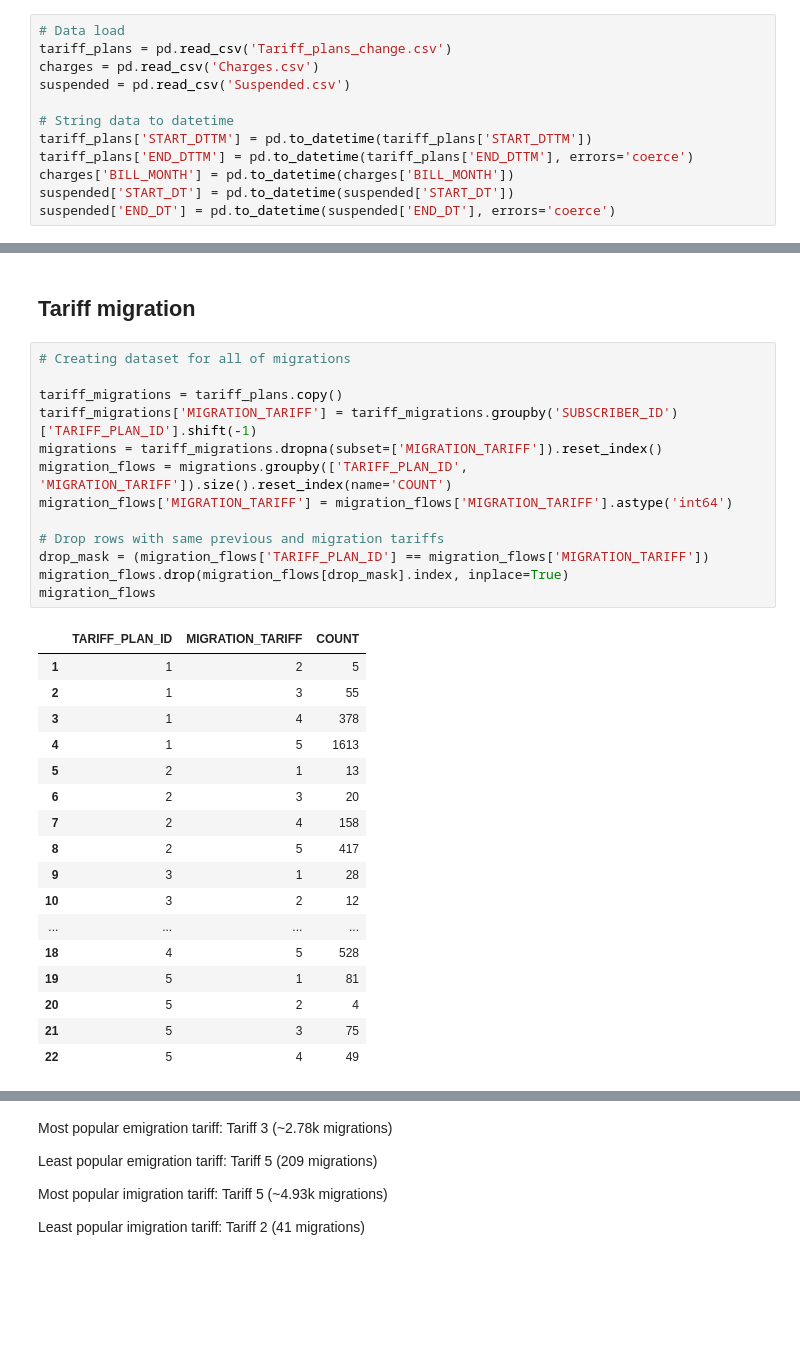
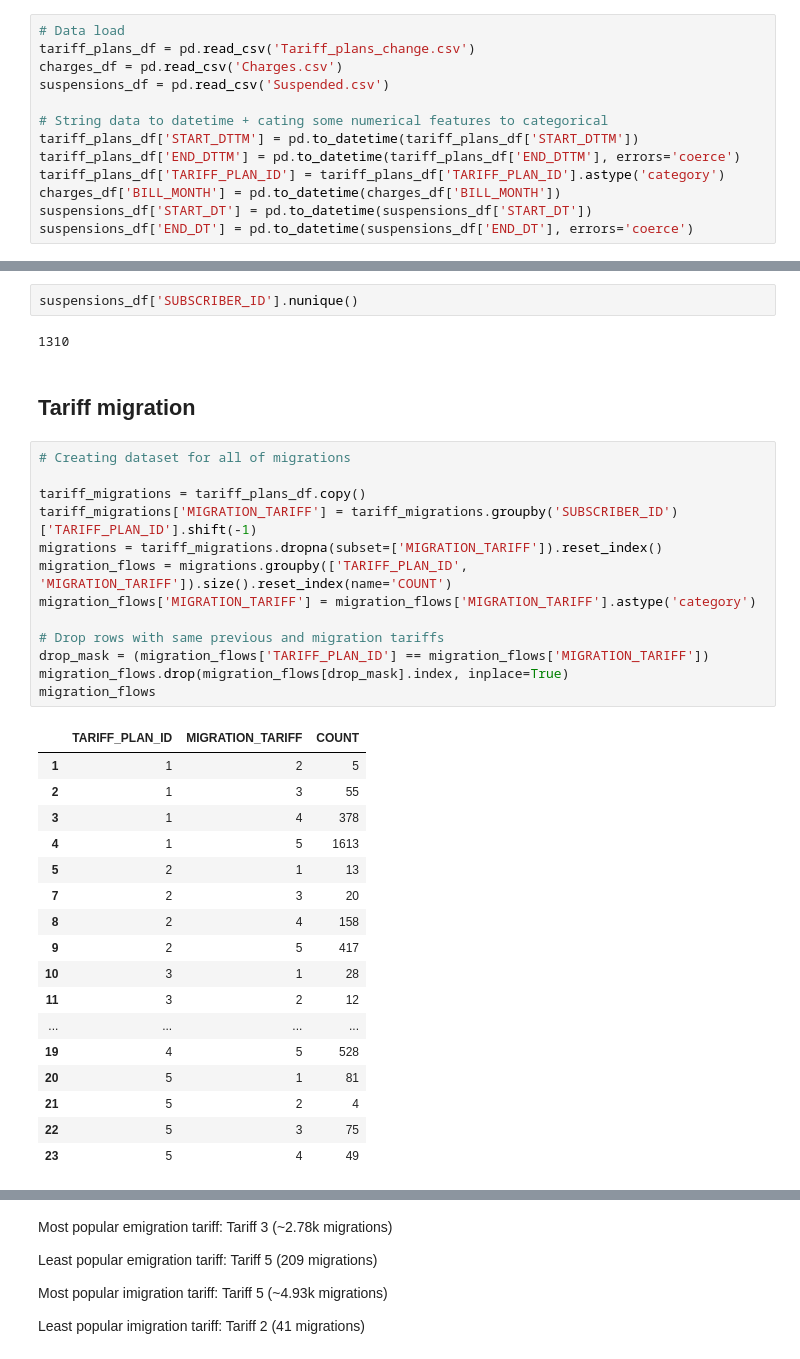
Before and after one commit to BangerVanos/test_A1, a Jupyter notebook: task_3.ipynb, the cells around one changed output, grey strips where cells are left out. Saved outputs shown, nothing was run; the diff lists cells and outputs as text; blank space fills up the shorter version.

```diff
--- a/task_3.ipynb
+++ b/task_3.ipynb
@@ -6,13 +7,14 @@ import numpy as np
 # %%
 # Data load
-tariff_plans = pd.read_csv('Tariff_plans_change.csv')
-charges = pd.read_csv('Charges.csv')
-suspended = pd.read_csv('Suspended.csv')
+tariff_plans_df = pd.read_csv('Tariff_plans_change.csv')
+charges_df = pd.read_csv('Charges.csv')
+suspensions_df = pd.read_csv('Suspended.csv')
 
-# String data to datetime
-tariff_plans['START_DTTM'] = pd.to_datetime(tariff_plans['START_DTTM'])
-tariff_plans['END_DTTM'] = pd.to_datetime(tariff_plans['END_DTTM'], errors='coerce')
-charges['BILL_MONTH'] = pd.to_datetime(charges['BILL_MONTH'])
-suspended['START_DT'] = pd.to_datetime(suspended['START_DT'])
-suspended['END_DT'] = pd.to_datetime(suspended['END_DT'], errors='coerce')
+# String data to datetime + cating some numerical features to categorical
+tariff_plans_df['START_DTTM'] = pd.to_datetime(tariff_plans_df['START_DTTM'])
+tariff_plans_df['END_DTTM'] = pd.to_datetime(tariff_plans_df['END_DTTM'], errors='coerce')
+tariff_plans_df['TARIFF_PLAN_ID'] = tariff_plans_df['TARIFF_PLAN_ID'].astype('category')
+charges_df['BILL_MONTH'] = pd.to_datetime(charges_df['BILL_MONTH'])
+suspensions_df['START_DT'] = pd.to_datetime(suspensions_df['START_DT'])
+suspensions_df['END_DT'] = pd.to_datetime(suspensions_df['END_DT'], errors='coerce')
 # %%
@@ -65,39 +63,43 @@ suspended.head(10)
 | 7 | 2294 | 2017-01-27 | 2017-01-27 | Suspended |
 | 8 | 1277 | 2017-01-27 | 2017-03-21 | Suspended |
 | 9 | 5424 | 2016-11-18 | 2016-11-29 | Suspended |
+# %%
+suspensions_df['SUBSCRIBER_ID'].nunique()
+# %% [output]
+1310
 # %% [markdown]
 ## Tariff migration
 # %%
 # Creating dataset for all of migrations
 
-tariff_migrations = tariff_plans.copy()
+tariff_migrations = tariff_plans_df.copy()
 tariff_migrations['MIGRATION_TARIFF'] = tariff_migrations.groupby('SUBSCRIBER_ID')['TARIFF_PLAN_ID'].shift(-1)
 migrations = tariff_migrations.dropna(subset=['MIGRATION_TARIFF']).reset_index()
 migration_flows = migrations.groupby(['TARIFF_PLAN_ID', 'MIGRATION_TARIFF']).size().reset_index(name='COUNT')
-migration_flows['MIGRATION_TARIFF'] = migration_flows['MIGRATION_TARIFF'].astype('int64')
+migration_flows['MIGRATION_TARIFF'] = migration_flows['MIGRATION_TARIFF'].astype('category')
 
 # Drop rows with same previous and migration tariffs
 drop_mask = (migration_flows['TARIFF_PLAN_ID'] == migration_flows['MIGRATION_TARIFF'])
 migration_flows.drop(migration_flows[drop_mask].index, inplace=True)
 migration_flows
 # %% [output]
 |  | TARIFF_PLAN_ID | MIGRATION_TARIFF | COUNT |
 | 1 | 1 | 2 | 5 |
 | 2 | 1 | 3 | 55 |
 | 3 | 1 | 4 | 378 |
 | 4 | 1 | 5 | 1613 |
 | 5 | 2 | 1 | 13 |
-| 6 | 2 | 3 | 20 |
-| 7 | 2 | 4 | 158 |
-| 8 | 2 | 5 | 417 |
-| 9 | 3 | 1 | 28 |
-| 10 | 3 | 2 | 12 |
+| 7 | 2 | 3 | 20 |
+| 8 | 2 | 4 | 158 |
+| 9 | 2 | 5 | 417 |
+| 10 | 3 | 1 | 28 |
+| 11 | 3 | 2 | 12 |
 | ... | ... | ... | ... |
-| 18 | 4 | 5 | 528 |
-| 19 | 5 | 1 | 81 |
-| 20 | 5 | 2 | 4 |
-| 21 | 5 | 3 | 75 |
-| 22 | 5 | 4 | 49 |
+| 19 | 4 | 5 | 528 |
+| 20 | 5 | 1 | 81 |
+| 21 | 5 | 2 | 4 |
+| 22 | 5 | 3 | 75 |
+| 23 | 5 | 4 | 49 |
 # %%
 # Creating Sankey diagram for migration flows
 
```
Also changed, not shown: parts of 36 cells of this notebook, 5 other files.
